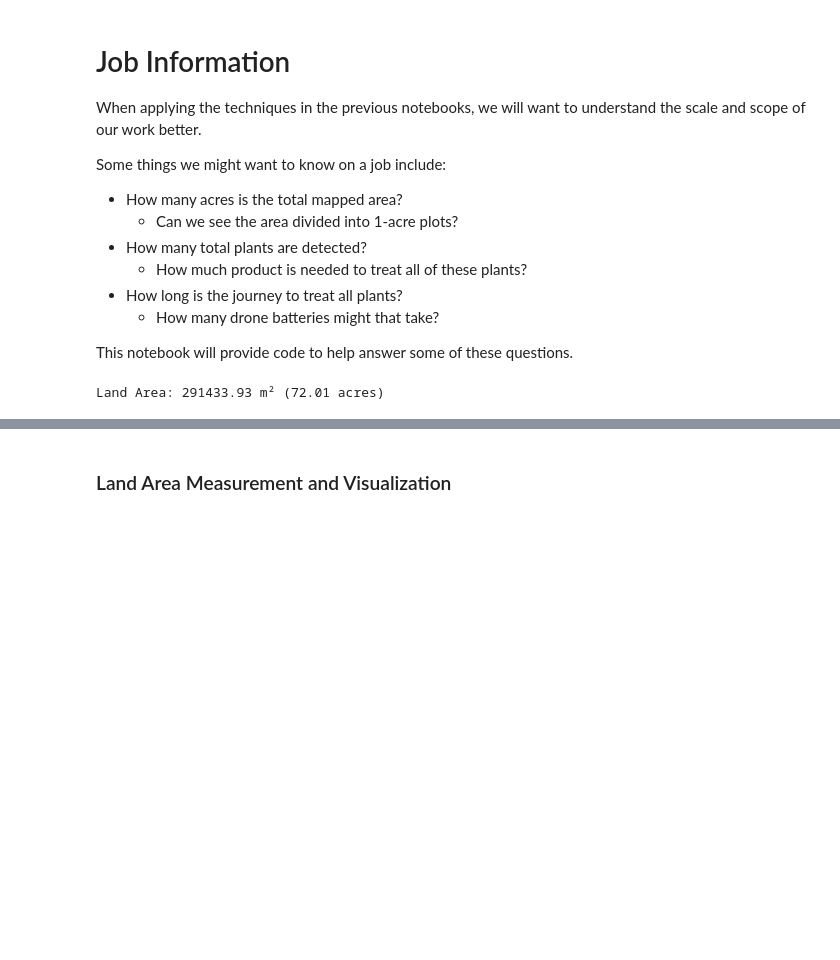
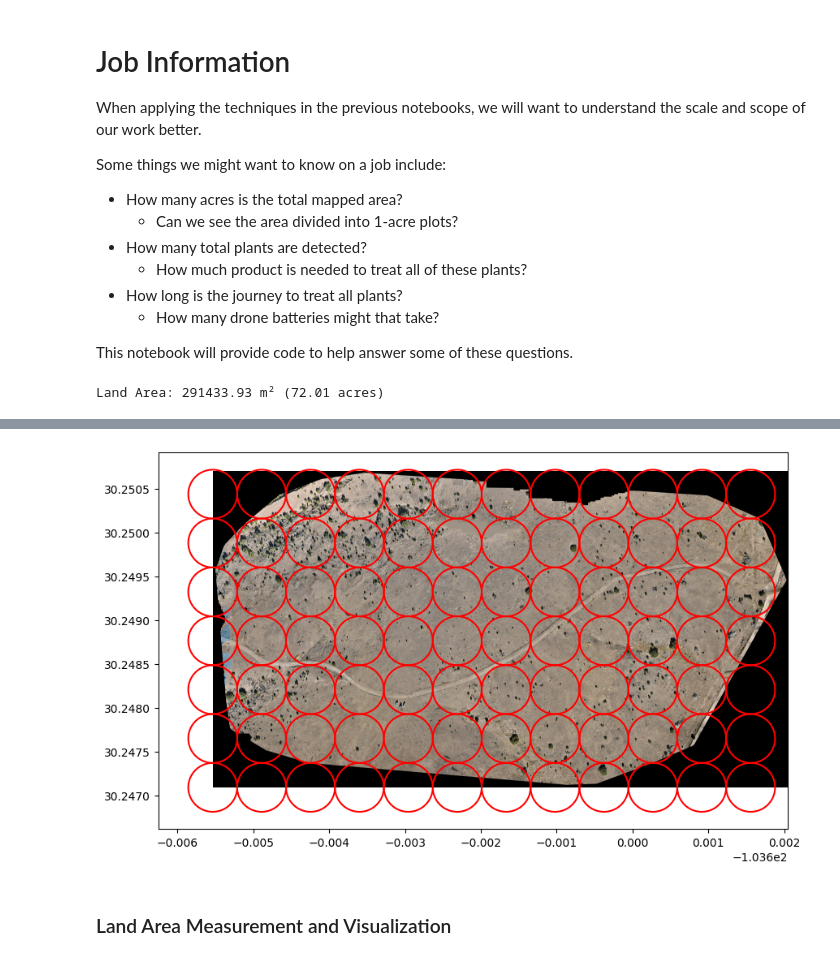
Before and after one commit to javelina-works/unsupervised-cv-search, a Jupyter notebook: content/notebooks/10_job_info.ipynb, the cells around one changed output, grey strips where cells are left out. Saved outputs shown, nothing was run; the diff lists cells and outputs as text; code cells hidden in the pictures; blank space fills up the shorter version.

```diff
--- a/content/notebooks/10_job_info.ipynb
+++ b/content/notebooks/10_job_info.ipynb
@@ -136,0 +80,84 @@ visualize_geotiff_with_polygons(geotiff_path, polygons_gdf)
+# %%
+from pyproj import CRS, Transformer
+from shapely.geometry import Point, box
+import geopandas as gpd
+import numpy as np
+import matplotlib.pyplot as plt
+import rasterio.plot
+
+# Constants
+ACRE_TO_SQ_METERS = 4046.86  # 1 acre = 4046.86 square meters
+
+# Step 1: Load the GeoTIFF
+def load_geotiff(file_path):
+    with rasterio.open(file_path) as src:
+        bounds = src.bounds
+        crs = src.crs
+    return bounds, crs
+
+def transform_bounds(bounds, src_crs, target_crs):
+    """
+    Reproject the bounds from one CRS to another.
+
+    Parameters:
+        bounds (tuple): Bounding box in the format (minx, miny, maxx, maxy).
+        src_crs (CRS): Source CRS.
+        target_crs (CRS): Target CRS.
+
+    Returns:
+        tuple: Reprojected bounds in the target CRS.
+    """
+    transformer = Transformer.from_crs(src_crs, target_crs, always_xy=True)
+    minx, miny = transformer.transform(bounds[0], bounds[1])
+    maxx, maxy = transformer.transform(bounds[2], bounds[3])
+    return minx, miny, maxx, maxy
+
+def generate_circular_sections(bounds, original_crs, target_area_sqm):
+    """
+    Generate circular sections in a projected CRS, then reproject back to the original CRS.
+    """
+    # Reproject bounds to a projected CRS for accurate calculations
+    projected_crs = CRS.from_epsg(3857)  # Web Mercator; can choose UTM if known
+    projected_bounds = transform_bounds(bounds, original_crs, projected_crs)
+
+    # Calculate radius and grid spacing in the projected CRS
+    radius = np.sqrt(target_area_sqm / np.pi)
+    grid_spacing = 2 * radius
+
+    # Create circular polygons in the projected CRS
+    minx, miny, maxx, maxy = projected_bounds
+    polygons = []
+    y = miny
+    while y < maxy:
+        x = minx
+        while x < maxx:
+            center = Point(x, y)
+            polygon = center.buffer(radius)  # Create circular polygon
+            polygons.append(polygon)
+            x += grid_spacing
+        y += grid_spacing
+
+    # Convert polygons to GeoDataFrame and reproject back to the original CRS
+    projected_gdf = gpd.GeoDataFrame({"geometry": polygons}, crs=projected_crs)
+    original_gdf = projected_gdf.to_crs(original_crs)
+    return original_gdf
+
+# Visualization function remains unchanged
+def visualize_geotiff_with_polygons(geotiff_path, polygons_gdf):
+    with rasterio.open(geotiff_path) as src:
+        fig, ax = plt.subplots(figsize=(10, 10))
+        rasterio.plot.show(src, ax=ax)  # Display GeoTIFF
+        polygons_gdf.boundary.plot(ax=ax, edgecolor='red')  # Overlay polygons
+        plt.show()
+
+
+# Example Usage
+geotiff_path = file_path
+bounds, crs = load_geotiff(geotiff_path)
+target_area_sqm = ACRE_TO_SQ_METERS  # 1 acre in square meters
+polygons_gdf = generate_circular_sections(bounds, crs, target_area_sqm)
+
+print(f"Generated polygons: {polygons_gdf}")
+
+visualize_geotiff_with_polygons(geotiff_path, polygons_gdf)
+# %% [output]
@@ -137,3 +178,4 @@ visualize_geotiff_with_polygons(geotiff_path, polygons_gdf)
+[figure, added]
 # %% [markdown]
 ### Land Area Measurement and Visualization
 # %%
```
Also changed, not shown: parts of 2 cells of this notebook.
